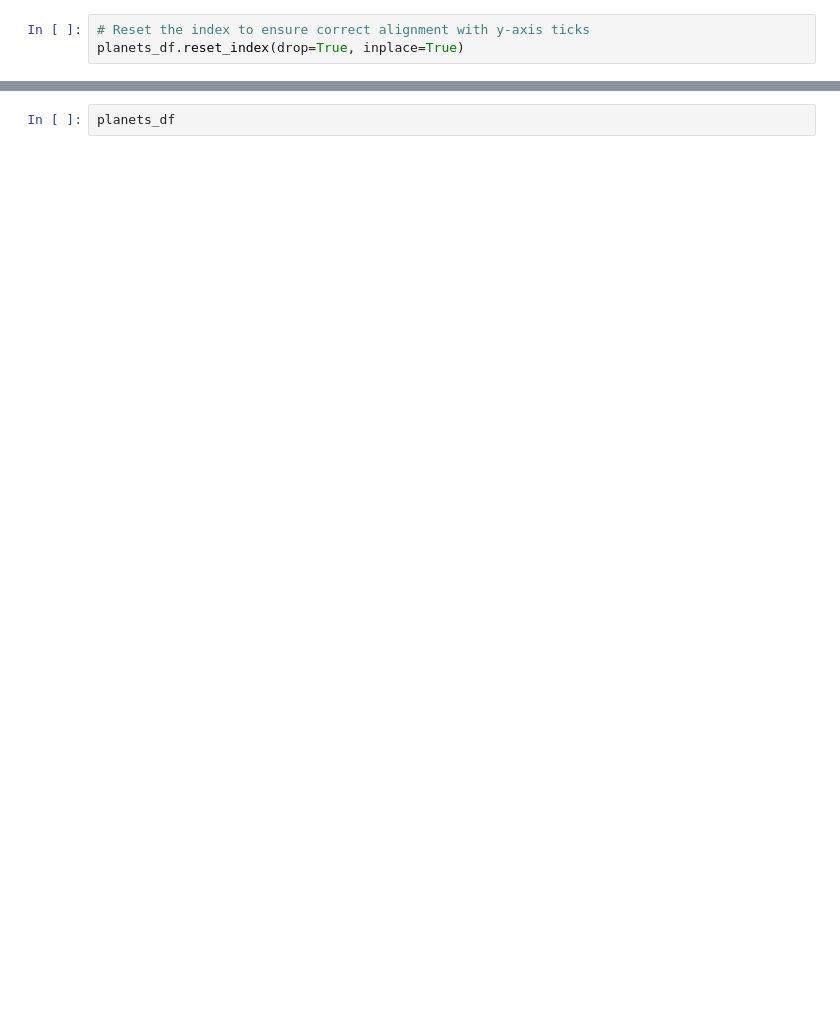
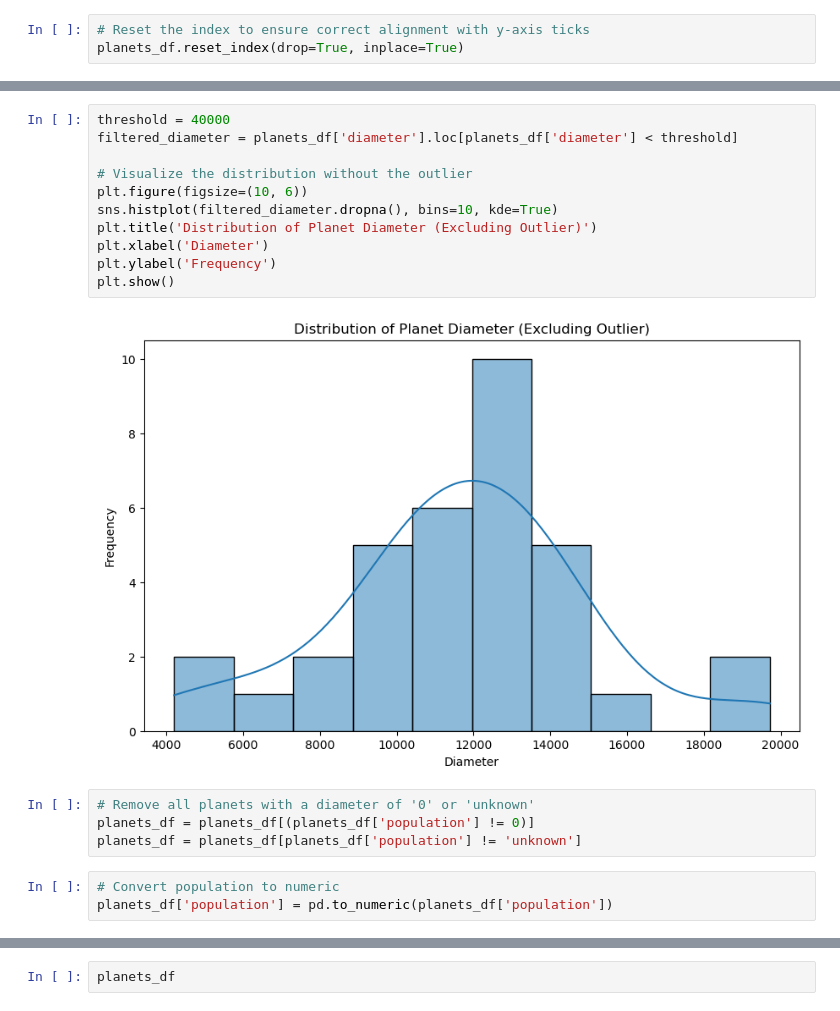
Before and after one commit to boi-andy/final_project, a Jupyter notebook: planets1.ipynb, the cells around one changed output, grey strips where cells are left out. Saved outputs shown, nothing was run; the diff lists cells and outputs as text; blank space fills up the shorter version.

```diff
--- a/planets1.ipynb
+++ b/planets1.ipynb
@@ -125,2 +106,22 @@ Name: diameter, dtype: float64
+# %%
+threshold = 40000
+filtered_diameter = planets_df['diameter'].loc[planets_df['diameter'] < threshold]
+
+# Visualize the distribution without the outlier
+plt.figure(figsize=(10, 6))
+sns.histplot(filtered_diameter.dropna(), bins=10, kde=True)
+plt.title('Distribution of Planet Diameter (Excluding Outlier)')
+plt.xlabel('Diameter')
+plt.ylabel('Frequency')
+plt.show()
+# %% [output]
+[figure, added]
+# %%
+# Remove all planets with a diameter of '0' or 'unknown'
+planets_df = planets_df[(planets_df['population'] != 0)]
+planets_df = planets_df[planets_df['population'] != 'unknown']
+# %%
+# Convert population to numeric
+planets_df['population'] = pd.to_numeric(planets_df['population'])
 # %%
 # Remove outliers (arbitrarily chosen threshold values)
```
Also changed, not shown: parts of 8 cells of this notebook, 3 other files.
